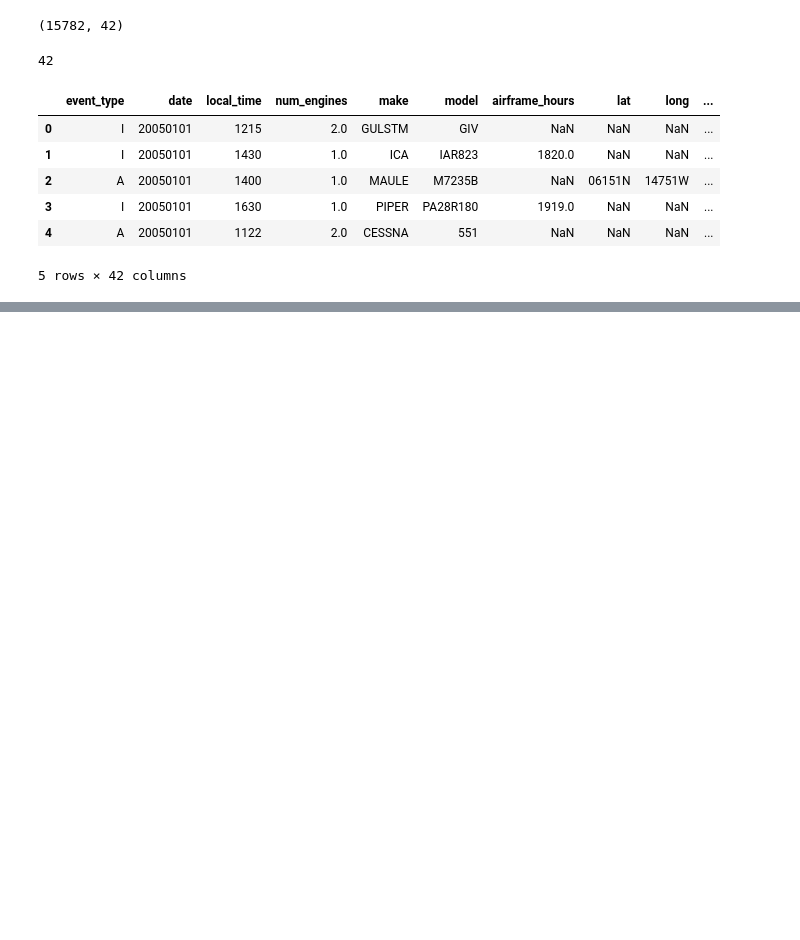
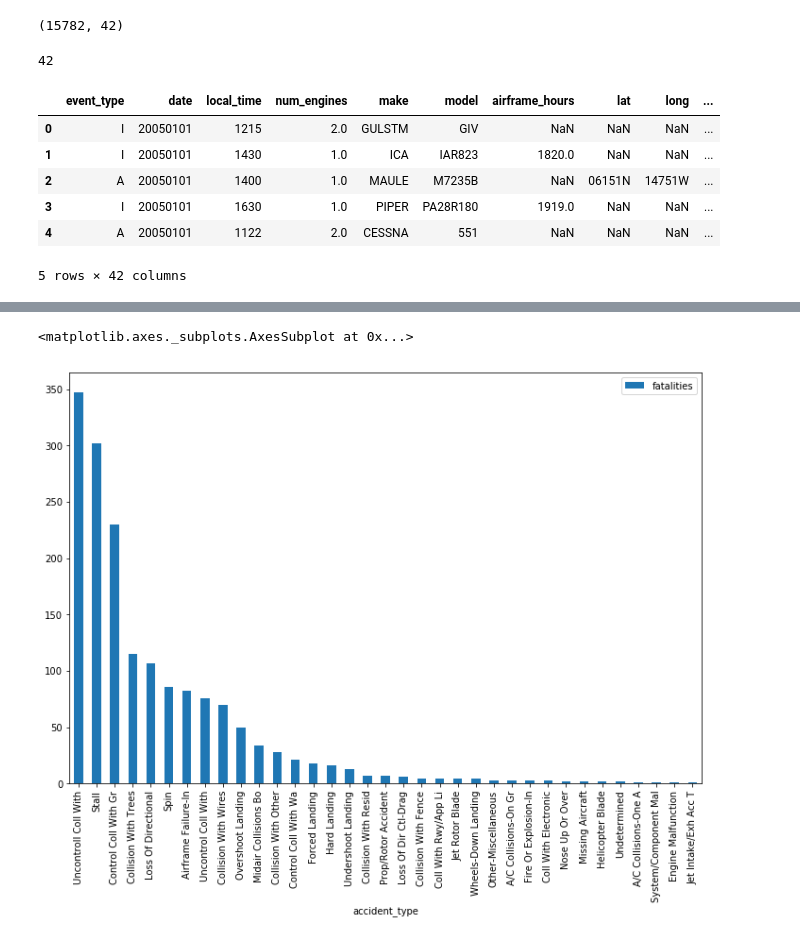
Before and after one commit to acobrapilot/homework, a Jupyter notebook: Final Project/Final Project - Aviation Mishap Data.ipynb, the cells around one changed output, grey strips where cells are left out. Drawn from its saved outputs; the diff is of its cells as text; code cells hidden in the pictures; blank space fills up the shorter version.

```diff
--- a/Final Project/Final Project - Aviation Mishap Data.ipynb
+++ b/Final Project/Final Project - Aviation Mishap Data.ipynb
@@ -162,0 +172,6 @@ Name: accident_type, dtype: int64
+# %%
+# Plot of fatal accident types, by total number of fatalities. Of note,
+fatal_accidents[['accident_type', 'fatalities']].groupby('accident_type').sum().sort_values('fatalities',ascending=False).plot(kind='bar', figsize=(12,8))
+# %% [output]
+<matplotlib.axes._subplots.AxesSubplot at 0x...>
+[figure, added]
```
Also changed, not shown: parts of 7 cells of this notebook, 2 other files.
